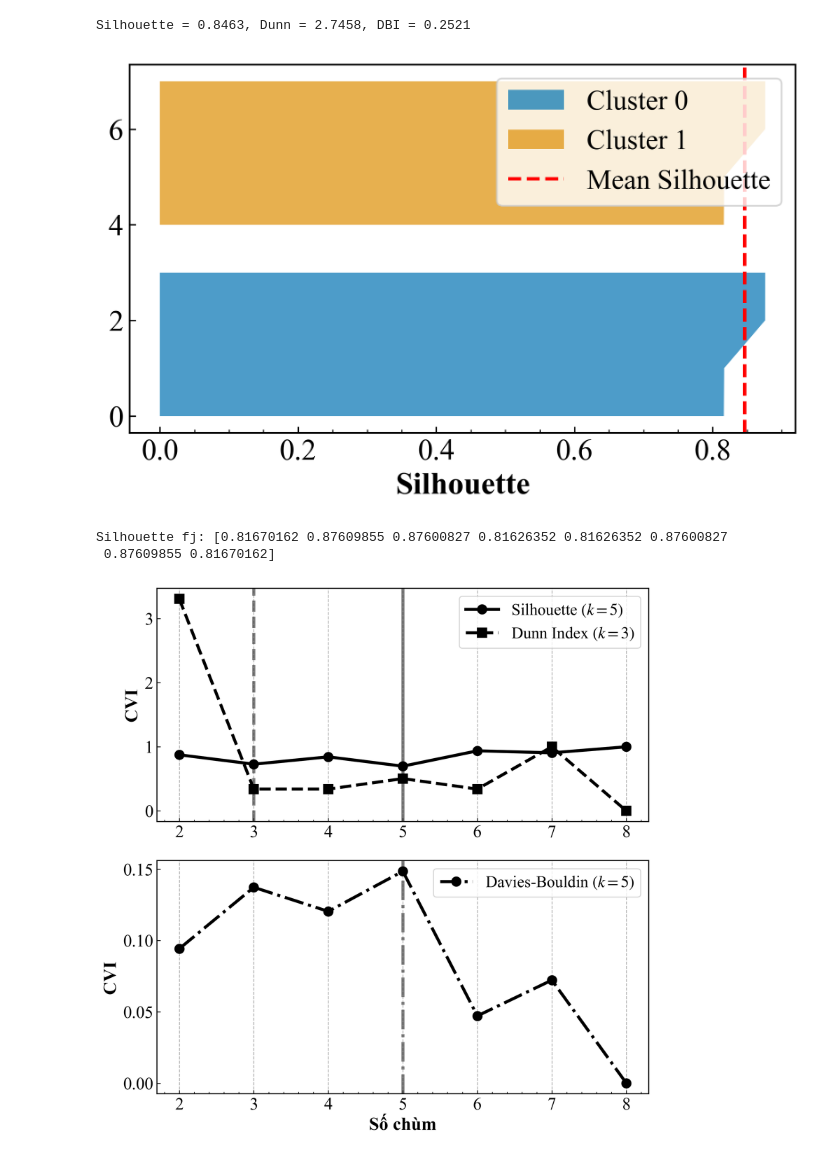
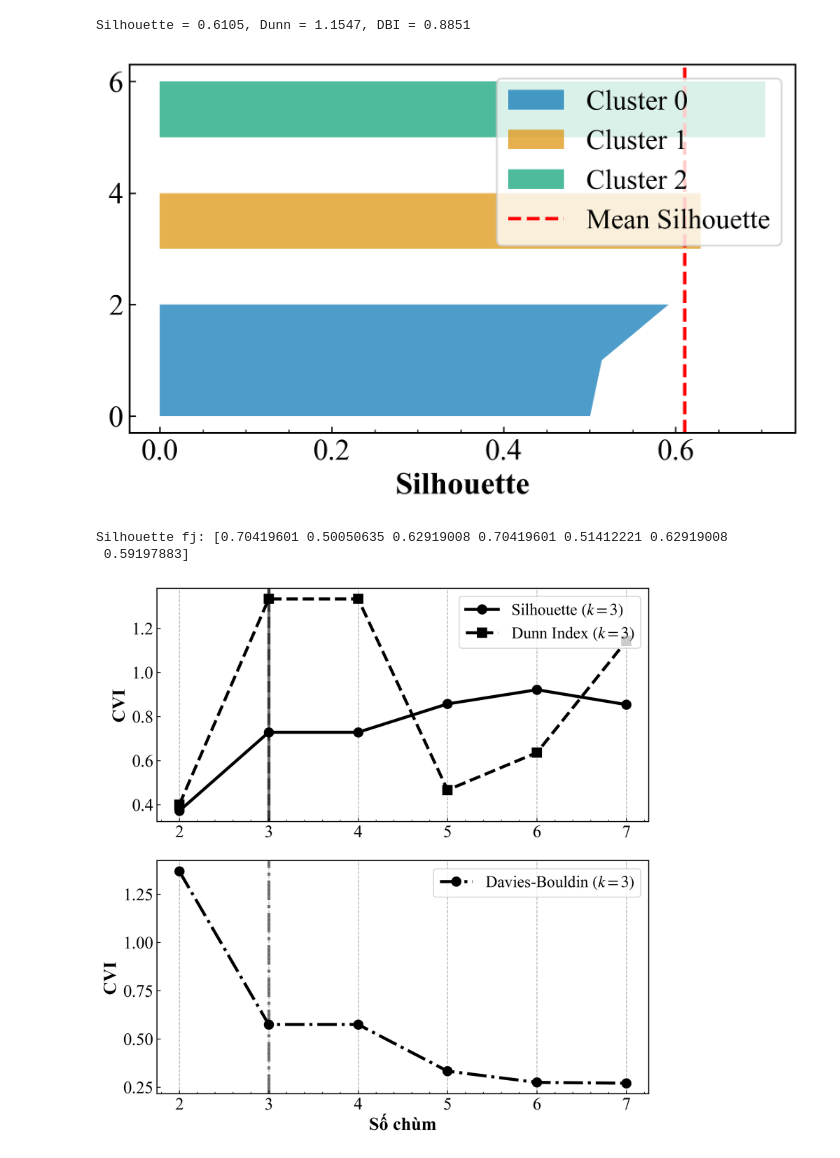
Before and after one commit to hungtrannam/probclust, a Jupyter notebook: notebooks/alg_KCF.ipynb, the cells around one changed output. Cells and saved outputs as stored; diff of their text form; code cells hidden in the pictures.

```diff
--- a/notebooks/alg_KCF.ipynb
+++ b/notebooks/alg_KCF.ipynb
@@ -19,13 +19,28 @@ grid_x    = grid(bandwidth, start=-5, end=15)
 mu        = np.array([0, 0.25, 0.5, 0.75, 5, 5.25, 5.5, 5.75])
 sig       = np.ones_like(mu)
 F_data    = generateGauss(mu, sig, grid_x)
+# %%
+bandwidth = 0.01
+grid_x    = grid(bandwidth, start=-5, end=15)
+mu        = np.array([0.3, 4.0, 9.1, 1.0, 5.5, 8.0, 4.8])
+
+# Chọn độ rộng cố định cho Uniform
+width = 2.0
+
+# Tính a và b sao cho mean = mu
+a_list = mu - width / 2
+b_list = mu + width / 2
+
+# Gọi lại hàm generateUniform
+F_data = generateUniform(a_list, b_list, grid_x)
 # %%
 cluster=KCF.Model(
    grid_x=grid_x,
-    num_clusters=2,
+    num_clusters=3,
     max_iterations= 100,
     tolerance= 0.00001,
-    distance_metric= 'L2',
+    distance_metric= 'W2',
+    centroid_mode="frechet"
 )
 cluster.fit(F_data)
 U, Theta, J = cluster.get_results()
@@ -78,7 +93,7 @@ dbi = evaluator.davies_bouldin_index(F_data, labels)
 
 print(f"Silhouette = {sil:.4f}, Dunn = {dunn:.4f}, DBI = {dbi:.4f}")
 # %% [output]
-Silhouette = 0.8463, Dunn = 2.7458, DBI = 0.2521
+Silhouette = 0.6105, Dunn = 1.1547, DBI = 0.8851
 # %%
 sil_values = plot_silhouette_values(F_data, labels,
                                     distance_metric='L2',
@@ -86,34 +101,34 @@ sil_values = plot_silhouette_values(F_data, labels,
                                     grid=grid_x)
 print("Silhouette fj:", sil_values)
 # %% [output]
-[figure, old version]
+[figure, new version]
-Silhouette fj: [0.81670162 0.87609855 0.87600827 0.81626352 0.81626352 0.87600827
- 0.87609855 0.81670162]
+Silhouette fj: [0.70419601 0.50050635 0.62919008 0.70419601 0.51412221 0.62919008
+ 0.59197883]
 # %%
-num_clusters_range = range(2, 9)
+num_clusters_range = range(2, 8)
 silhouette_scores, dunn_scores, dbi_scores = [], [], []
 
 for k in num_clusters_range:
 	cluster = KCF.Model(
 	grid_x=grid_x,
 	num_clusters=k,
 	max_iterations=100,
 	tolerance=1e-5,
 	distance_metric='L1',
 	verbose=False
 	)
 	cluster.fit(F_data)
 	labels = cluster.get_hard_assignments()
 	evaluator = CVI(distance_metric='L1', bandwidth=bandwidth, grid=grid_x)
 
 	sil = evaluator.silhouette_index(F_data, labels)
 	dunn = evaluator.dunn_index(F_data, labels)
 	dbi = evaluator.davies_bouldin_index(F_data, labels)
 
 	silhouette_scores.append(sil)
 	dunn_scores.append(dunn)
 	dbi_scores.append(dbi)
 
 plot_CVI_with_k(num_clusters_range, silhouette_scores, dunn_scores, dbi_scores)
 # %% [output]
-[figure, old version]
+[figure, new version]
```
Also changed, not shown: parts of 3 cells of this notebook, 11 other files.
